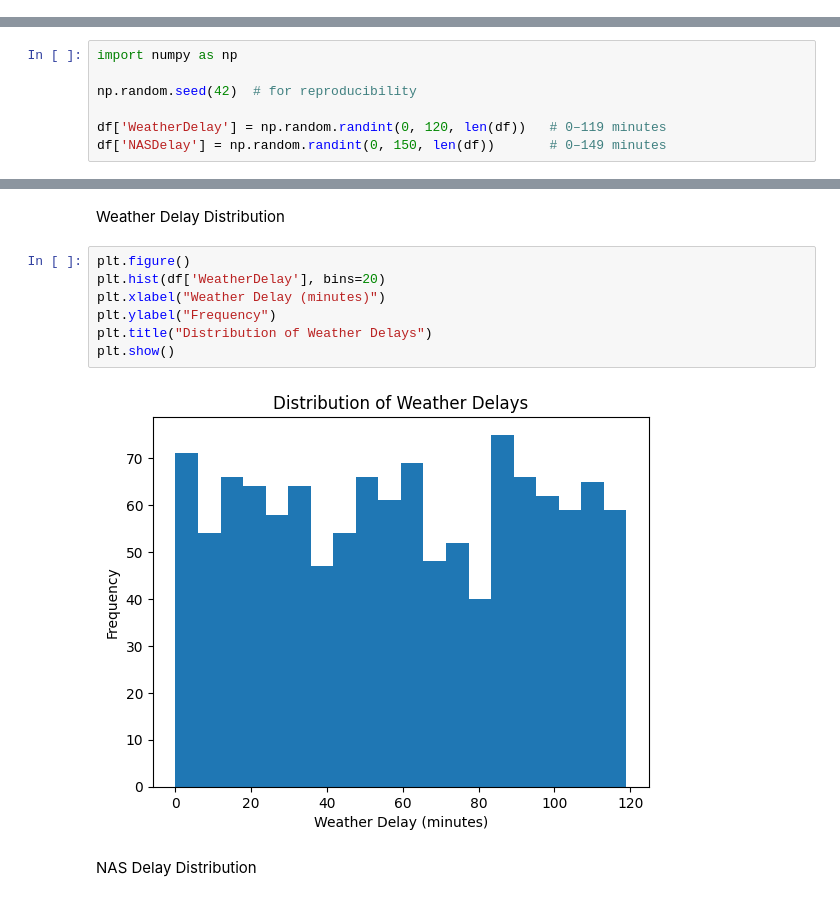
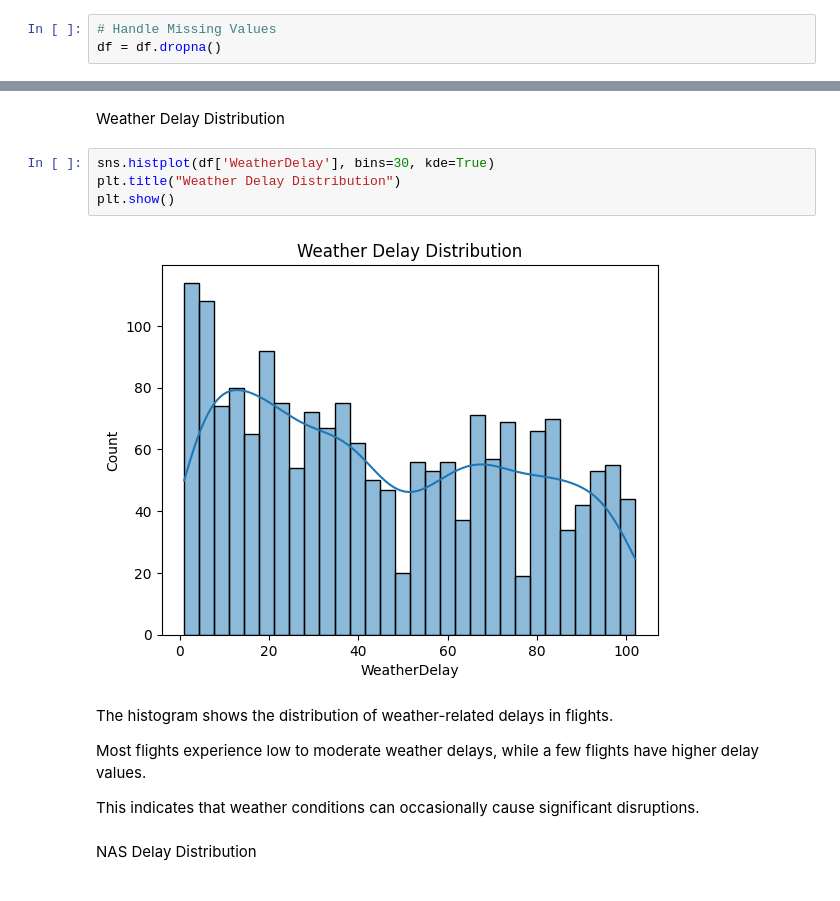
Before and after one commit to M-chandrika27/AirFly_Insights_DV, a Jupyter notebook: notebooks/Milestone1/milestone2.ipynb, the cells around one changed output, grey strips where cells are left out. Saved outputs shown, nothing was run; the diff lists cells and outputs as text.

```diff
--- a/notebooks/Milestone1/milestone2.ipynb
+++ b/notebooks/Milestone1/milestone2.ipynb
@@ -28,3 +28,6 @@ df.head()
+# %%
+# Handle Missing Values
+df = df.dropna()
 # %%
 df.shape
 # %% [output]
@@ -93,11 +96,4 @@ df['Departure Date'] = pd.to_datetime(df['Departure Date'])
 df['Month'] = df['Departure Date'].dt.month
 df['DayOfWeek'] = df['Departure Date'].dt.day_name()
 df['DepartureHour'] = pd.to_datetime(df['Time of Departure']).dt.hour
-# %%
-import numpy as np
-
-np.random.seed(42)  # for reproducibility
-
-df['WeatherDelay'] = np.random.randint(0, 120, len(df))   # 0–119 minutes
-df['NASDelay'] = np.random.randint(0, 150, len(df))       # 0–149 minutes
 # %%
@@ -582,14 +587,17 @@ plt.show()
 # %% [markdown]
 Weather Delay Distribution
 # %%
-plt.figure()
-plt.hist(df['WeatherDelay'], bins=20)
-plt.xlabel("Weather Delay (minutes)")
-plt.ylabel("Frequency")
-plt.title("Distribution of Weather Delays")
+sns.histplot(df['WeatherDelay'], bins=30, kde=True)
+plt.title("Weather Delay Distribution")
 plt.show()
 # %% [output]
-[figure, old version]
+[figure, new version]
+# %% [markdown]
+The histogram shows the distribution of weather-related delays in flights.
+
+Most flights experience low to moderate weather delays, while a few flights have higher delay values.
+
+This indicates that weather conditions can occasionally cause significant disruptions.
 # %% [markdown]
 NAS Delay Distribution
 # %%
```
Also changed, not shown: parts of 71 cells of this notebook, 4 other files.
